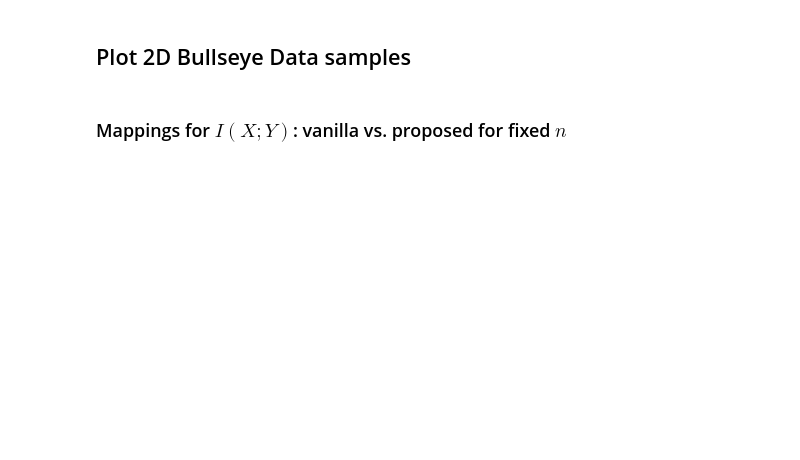
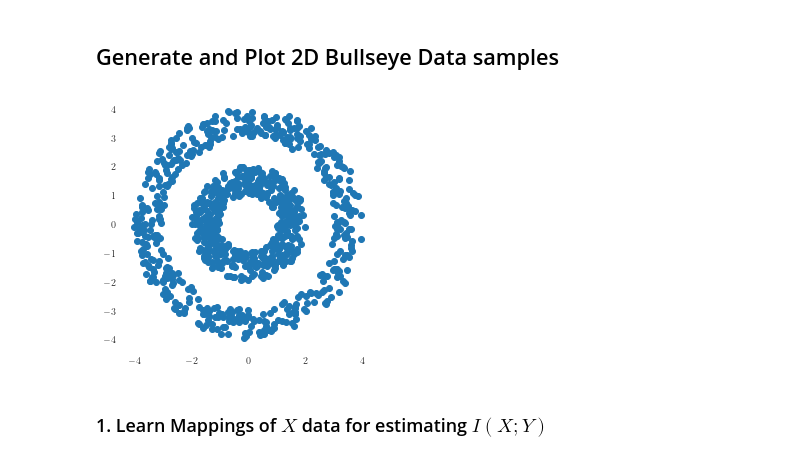
Before and after one commit to syanga/model-augmented-mutual-information, a Jupyter notebook: experiment_2d_bullseye.ipynb, the cells around one changed output. Cells and saved outputs as stored; diff of their text form; code cells hidden in the pictures; blank space fills up the shorter version.

```diff
--- a/experiment_2d_bullseye.ipynb
+++ b/experiment_2d_bullseye.ipynb
@@ -26,20 +27,28 @@ font = {'family': 'serif',
         'weight': 'normal',
         'size': 14}
 # %% [markdown]
-## Plot 2D Bullseye Data samples
+## Generate and Plot 2D Bullseye Data samples
 # %%
-datagen = BullseyeData(500, 0.075, copies=1, scale_4=True)
+if not os.path.isdir("data"):
+    os.mkdir("data")
 
+# generate samples and save to file
+datagen = BullseyeData(1000, 0.075, copies=1, scale_4=True)
+datagen.make_X_data('data/bullseye2dX.h5')
+
+# plot samples
 fig,ax = plt.subplots(figsize=(4,4))
 sns.despine(left=True, bottom=True)
 ax.scatter(datagen.X[:,0], datagen.X[:,1])
 x0,x1 = ax.get_xlim()
 y0,y1 = ax.get_ylim()
 ax.set_aspect(abs(x1-x0)/abs(y1-y0))
 ax.set_xlabel(r" ", fontdict=font)
 ax.set_ylabel(r" ", fontdict=font)
 plt.tight_layout()
 plt.savefig("assets/bullseye.pdf")
 plt.show()
+# %% [output]
+[figure, added]
 # %% [markdown]
-### Mappings for $I(X;Y)$: vanilla vs. proposed for fixed $n$
+### 1. Learn Mappings of $X$ data for estimating $I(X;Y)$
```
Also changed, not shown: parts of 11 cells of this notebook, 18 other files.
